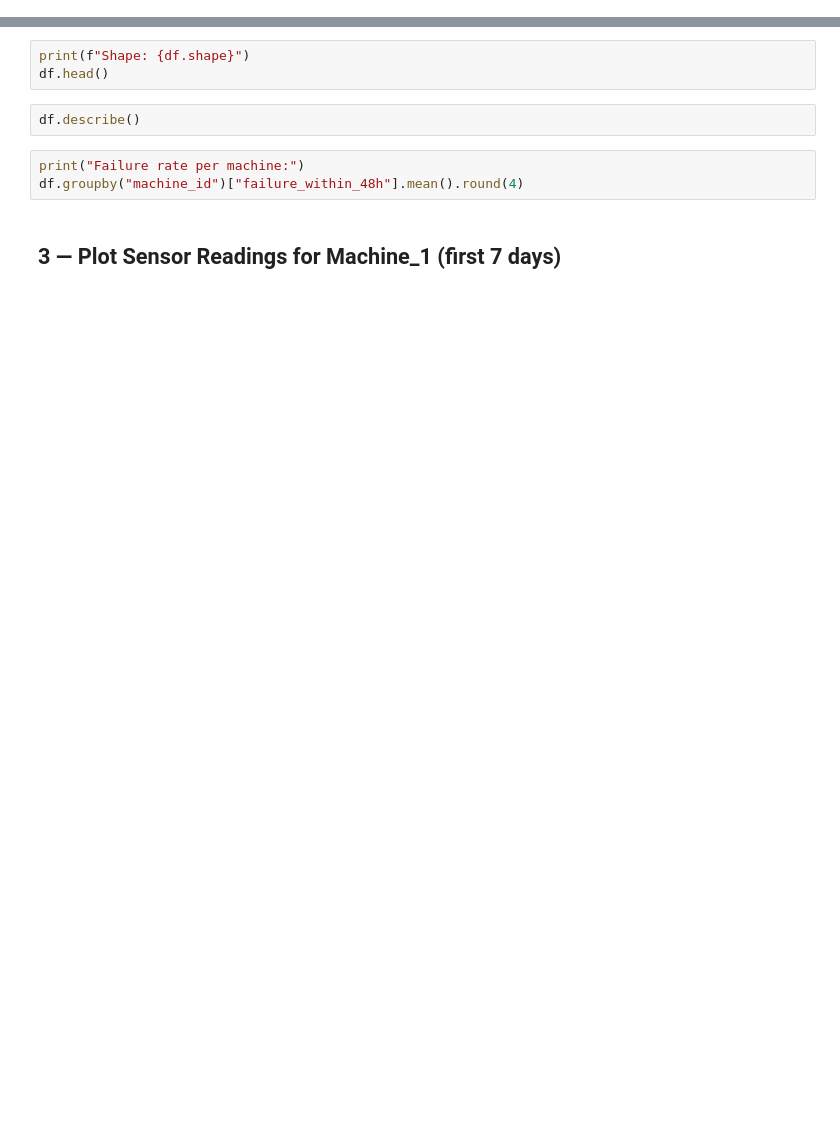
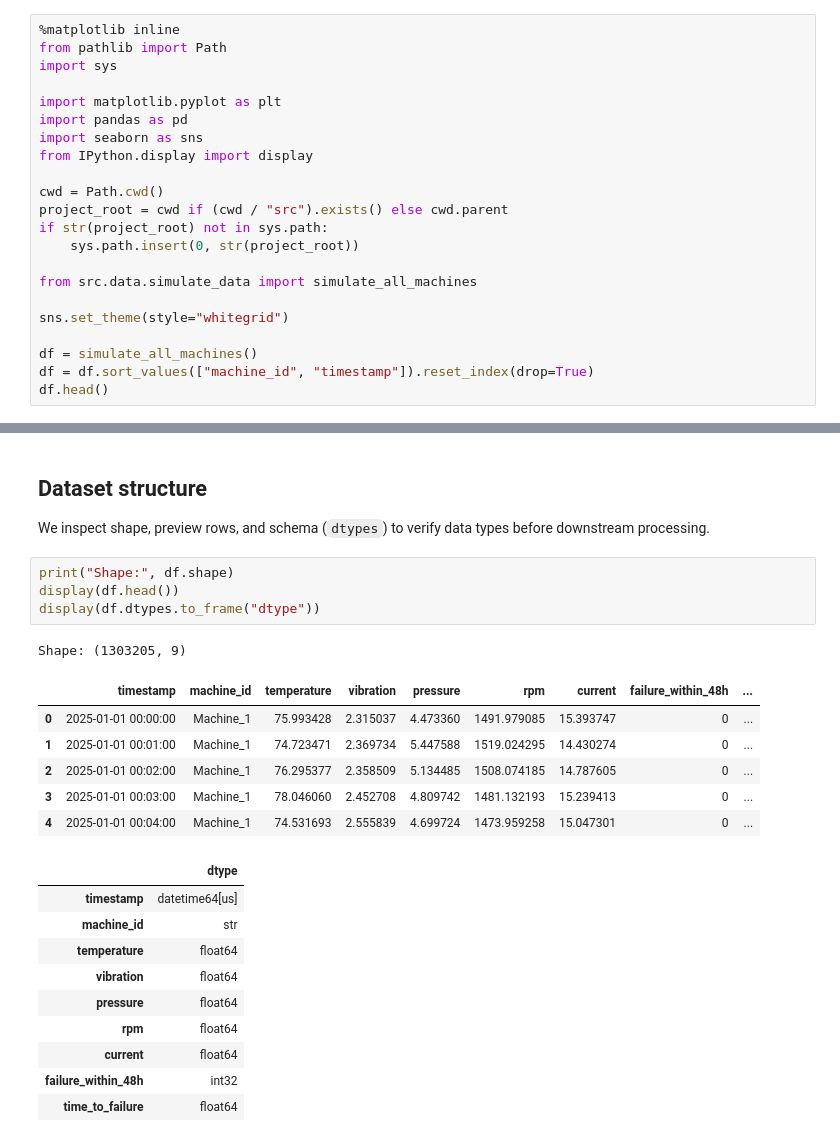
Before and after one commit to adrivargascouri/predictive-maintenance-automotive, a Jupyter notebook: notebooks/01_data_generation.ipynb, the cells around one changed output, grey strips where cells are left out. Drawn from its saved outputs; the diff is of its cells as text; blank space fills up the shorter version.

```diff
--- a/notebooks/01_data_generation.ipynb
+++ b/notebooks/01_data_generation.ipynb
@@ -34,0 +9,22 @@ save_dataset(df)
+# %%
+%matplotlib inline
+from pathlib import Path
+import sys
+
+import matplotlib.pyplot as plt
+import pandas as pd
+import seaborn as sns
+from IPython.display import display
+
+cwd = Path.cwd()
+project_root = cwd if (cwd / "src").exists() else cwd.parent
+if str(project_root) not in sys.path:
+    sys.path.insert(0, str(project_root))
+
+from src.data.simulate_data import simulate_all_machines
+
+sns.set_theme(style="whitegrid")
+
+df = simulate_all_machines()
+df = df.sort_values(["machine_id", "timestamp"]).reset_index(drop=True)
+df.head()
@@ -35,10 +44,25 @@ save_dataset(df)
+# %% [markdown]
+## Dataset structure
+We inspect shape, preview rows, and schema (`dtypes`) to verify data types before downstream processing.
 # %%
-print(f"Shape: {df.shape}")
-df.head()
+print("Shape:", df.shape)
+display(df.head())
+display(df.dtypes.to_frame("dtype"))
+# %% [output]
+Shape: (1303205, 9)
+|  | timestamp | machine_id | temperature | vibration | pressure | rpm | current | failure_within_48h | ... |
+| 0 | 2025-01-01 00:00:00 | Machine_1 | 75.993428 | 2.315037 | 4.473360 | 1491.979085 | 15.393747 | 0 | ... |
+| 1 | 2025-01-01 00:01:00 | Machine_1 | 74.723471 | 2.369734 | 5.447588 | 1519.024295 | 14.430274 | 0 | ... |
+| 2 | 2025-01-01 00:02:00 | Machine_1 | 76.295377 | 2.358509 | 5.134485 | 1508.074185 | 14.787605 | 0 | ... |
+| 3 | 2025-01-01 00:03:00 | Machine_1 | 78.046060 | 2.452708 | 4.809742 | 1481.132193 | 15.239413 | 0 | ... |
+| 4 | 2025-01-01 00:04:00 | Machine_1 | 74.531693 | 2.555839 | 4.699724 | 1473.959258 | 15.047301 | 0 | ... |
+|  | dtype |
+| timestamp | datetime64[us] |
+| machine_id | str |
+| temperature | float64 |
+| vibration | float64 |
+| pressure | float64 |
+| rpm | float64 |
+| current | float64 |
+| failure_within_48h | int32 |
+| time_to_failure | float64 |
-# %%
-df.describe()
-# %%
-print("Failure rate per machine:")
-df.groupby("machine_id")["failure_within_48h"].mean().round(4)
-# %% [markdown]
-## 3 — Plot Sensor Readings for Machine_1 (first 7 days)
```
Also changed, not shown: parts of 19 cells of this notebook, 6 other files.
